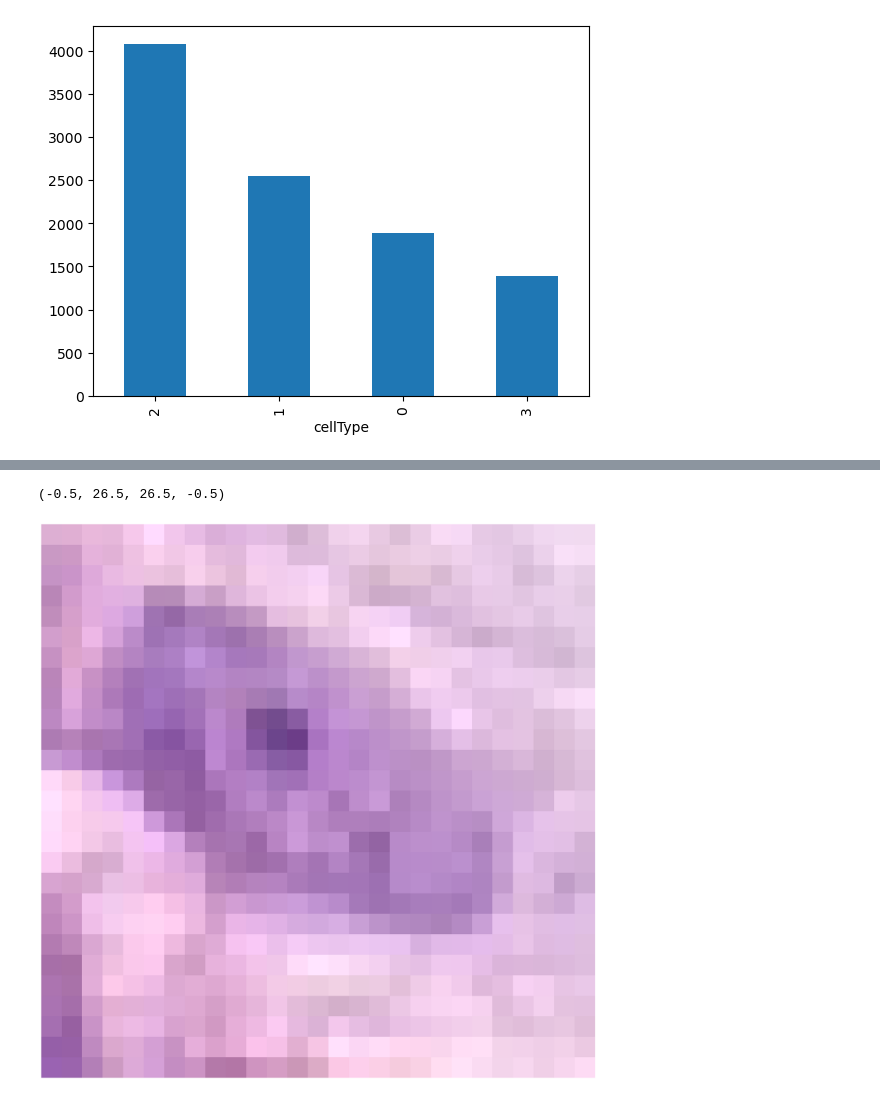
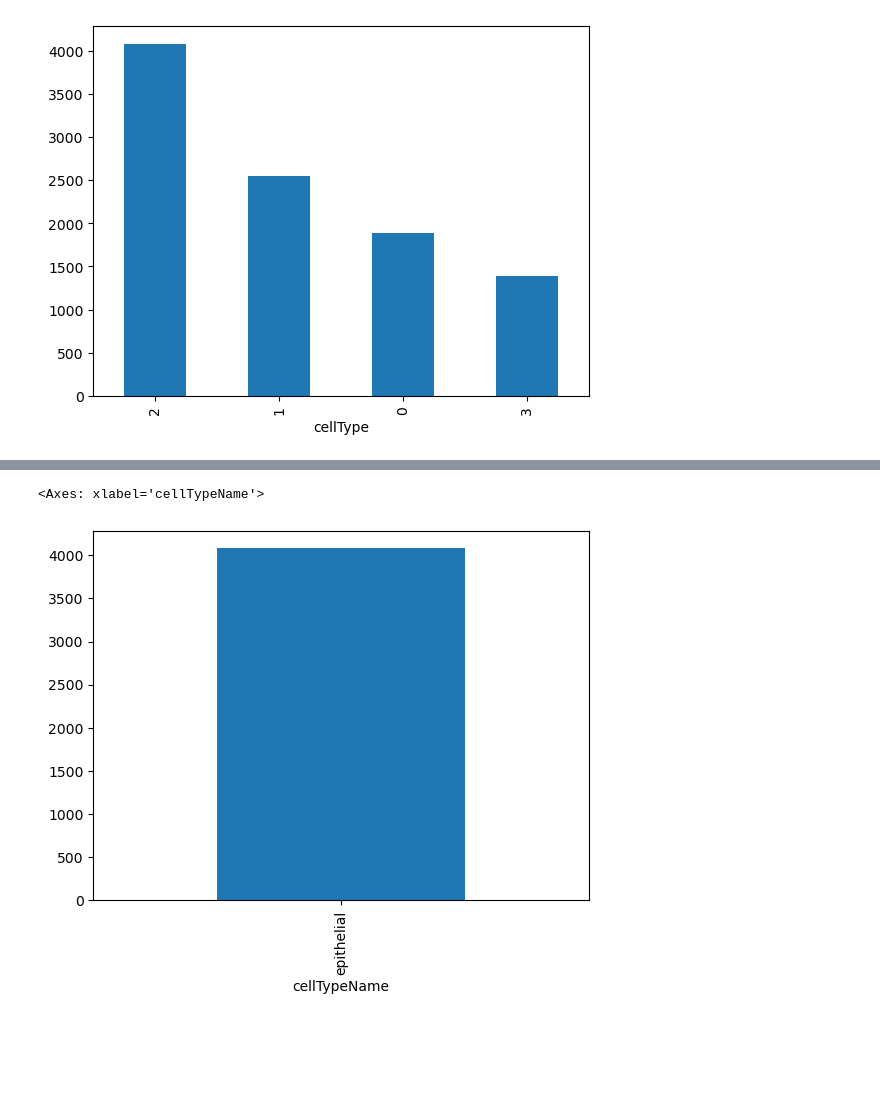
Before and after one commit to aitiab/ML_Assignment2, a Jupyter notebook: Assignment2.ipynb, the cells around one changed output, grey strips where cells are left out. Cells and saved outputs as stored; diff of their text form; code cells hidden in the pictures; blank space fills up the shorter version.

```diff
--- a/Assignment2.ipynb
+++ b/Assignment2.ipynb
@@ -82,12 +92,5 @@ for i in range(3):
 # %%
- im = imread(f'./Image_classification_data/patch_images/{patient_dict[1].iloc[1]['ImageName']}', as_gray=False, plugin=None)
+data[data['isCancerous'] == 1]['cellTypeName'].value_counts().plot(kind='bar')
+# %% [output]
+<Axes: xlabel='cellTypeName'>
+[figure, added]
-# %%
-plt.figure(figsize=(50,50))
-plt.subplot(2, 2, 1 + 1)
-plt.imshow(im)
-plt.imshow(im)
-plt.imshow(im)
-plt.axis('off')
-# %% [output]
-(-0.5, 26.5, 26.5, -0.5)
-[figure, removed]
```
Also changed, not shown: parts of 1 cell of this notebook.
